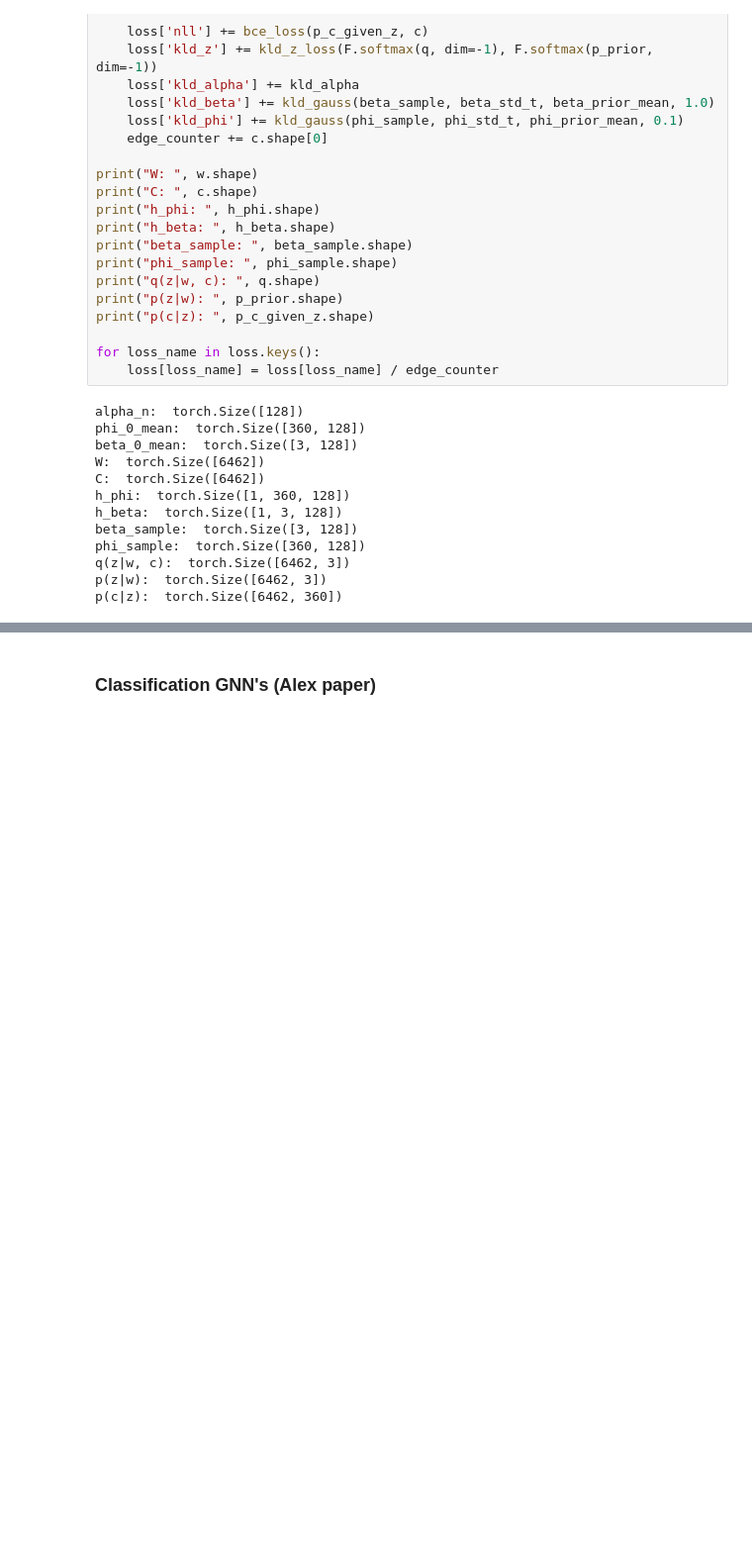
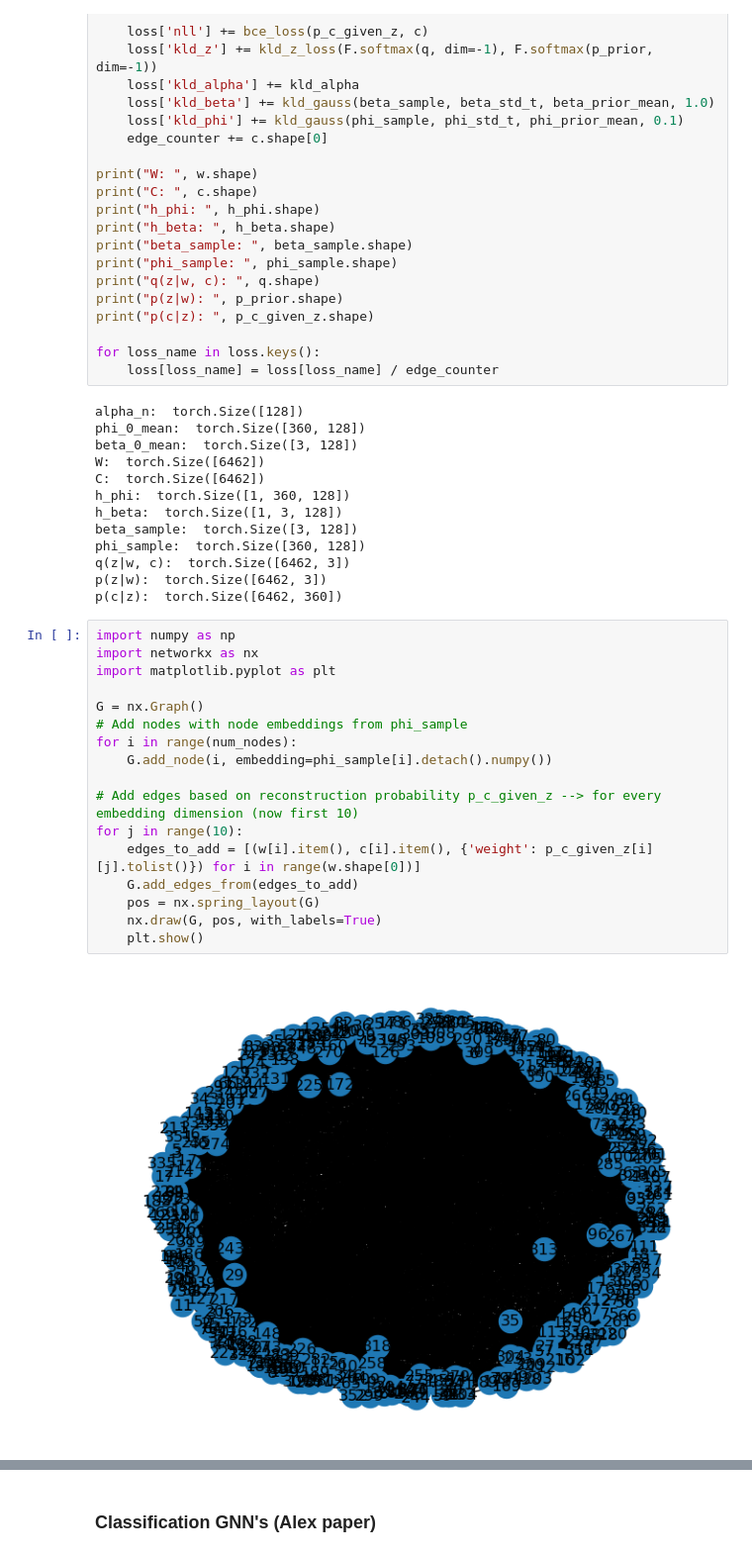
Before and after one commit to mattciff5/graphs-nn, a Jupyter notebook: notebooks/starting.ipynb, the cells around one changed output, grey strips where cells are left out. Shown at 99% size. Saved outputs shown, nothing was run; the diff lists cells and outputs as text; blank space fills up the shorter version.

Commit message:
plot embeddings

```diff
--- a/notebooks/starting.ipynb
+++ b/notebooks/starting.ipynb
@@ -360,3 +360,22 @@ phi_sample:  torch.Size([360, 128])
 q(z|w, c):  torch.Size([6462, 3])
 p(z|w):  torch.Size([6462, 3])
 p(c|z):  torch.Size([6462, 360])
+# %%
+import numpy as np
+import networkx as nx
+import matplotlib.pyplot as plt
+
+G = nx.Graph()
+# Add nodes with node embeddings from phi_sample
+for i in range(num_nodes):
+    G.add_node(i, embedding=phi_sample[i].detach().numpy())
+
+# Add edges based on reconstruction probability p_c_given_z --> for every embedding dimension (now first 10)
+for j in range(10):
+    edges_to_add = [(w[i].item(), c[i].item(), {'weight': p_c_given_z[i][j].tolist()}) for i in range(w.shape[0])]
+    G.add_edges_from(edges_to_add)
+    pos = nx.spring_layout(G)
+    nx.draw(G, pos, with_labels=True)
+    plt.show()
+# %% [output]
+[figure, added]
```
Also changed, not shown: parts of 3 cells of this notebook.
